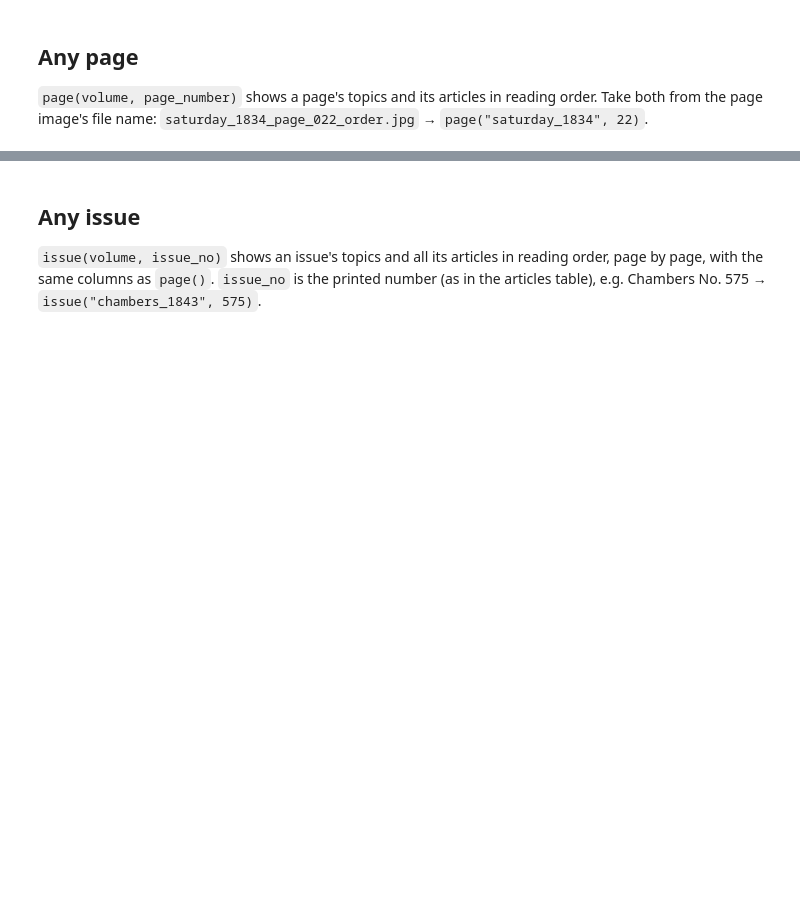
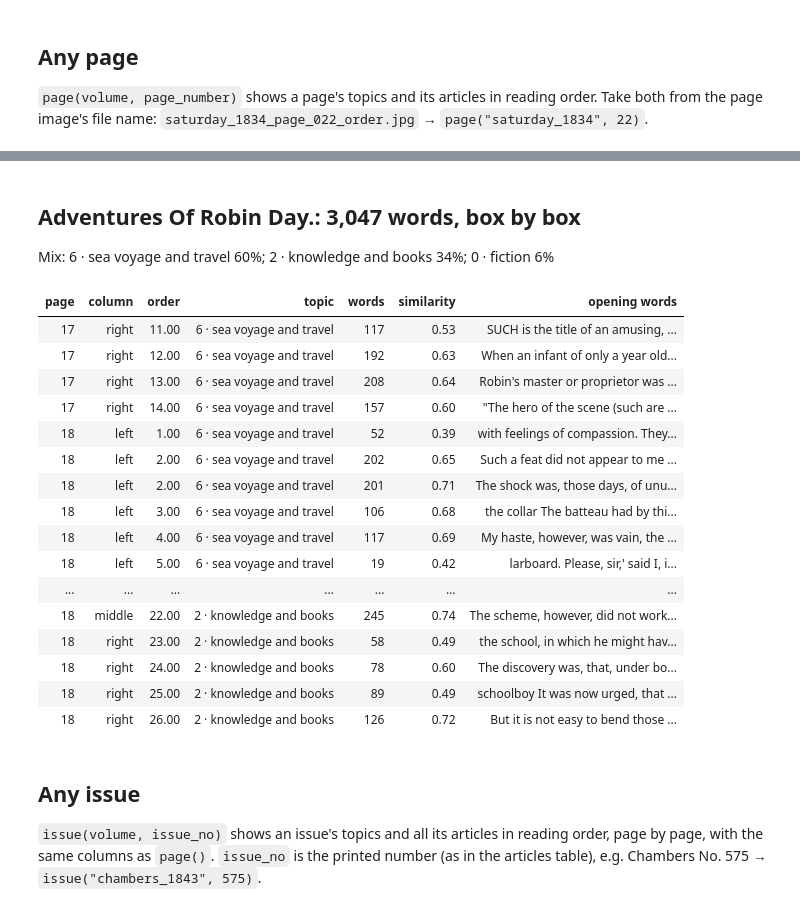
Before and after one commit to owenmonroe/dissertation_layout_pilot, a Jupyter notebook: evaluation/topic_modelling/topic_explorer.ipynb, the cells around one changed output, grey strips where cells are left out. Drawn from its saved outputs; the diff is of its cells as text; code cells hidden in the pictures; blank space fills up the shorter version.

Commit message:
topic explorer edits

```diff
--- a/evaluation/topic_modelling/topic_explorer.ipynb
+++ b/evaluation/topic_modelling/topic_explorer.ipynb
@@ -366,3 +447,26 @@ Page topics: 8 · plants and insects 69% (770 words); 3 · royalty and architect
+# %%
+article_boxes('chambers_1840/chambers_1840_0018')
+# %% [output]
+## Adventures Of Robin Day.: 3,047 words, box by box
+
+Mix: 6 · sea voyage and travel 60%; 2 · knowledge and books 34%; 0 · fiction 6%
+| page | column | order | topic | words | similarity | opening words |
+| 17 | right | 11.00 | 6 · sea voyage and travel | 117 | 0.53 | SUCH is the title of an amusing, ... |
+| 17 | right | 12.00 | 6 · sea voyage and travel | 192 | 0.63 | When an infant of only a year old... |
+| 17 | right | 13.00 | 6 · sea voyage and travel | 208 | 0.64 | Robin's master or proprietor was ... |
+| 17 | right | 14.00 | 6 · sea voyage and travel | 157 | 0.60 | "The hero of the scene (such are ... |
+| 18 | left | 1.00 | 6 · sea voyage and travel | 52 | 0.39 | with feelings of compassion. They... |
+| 18 | left | 2.00 | 6 · sea voyage and travel | 202 | 0.65 | Such a feat did not appear to me ... |
+| 18 | left | 2.00 | 6 · sea voyage and travel | 201 | 0.71 | The shock was, those days, of unu... |
+| 18 | left | 3.00 | 6 · sea voyage and travel | 106 | 0.68 | the collar The batteau had by thi... |
+| 18 | left | 4.00 | 6 · sea voyage and travel | 117 | 0.69 | My haste, however, was vain, the ... |
+| 18 | left | 5.00 | 6 · sea voyage and travel | 19 | 0.42 | larboard. Please, sir,' said I, i... |
+| ... | ... | ... | ... | ... | ... | ... |
+| 18 | middle | 22.00 | 2 · knowledge and books | 245 | 0.74 | The scheme, however, did not work... |
+| 18 | right | 23.00 | 2 · knowledge and books | 58 | 0.49 | the school, in which he might hav... |
+| 18 | right | 24.00 | 2 · knowledge and books | 78 | 0.60 | The discovery was, that, under bo... |
+| 18 | right | 25.00 | 2 · knowledge and books | 89 | 0.49 | schoolboy It was now urged, that ... |
+| 18 | right | 26.00 | 2 · knowledge and books | 126 | 0.72 | But it is not easy to bend those ... |
 # %% [markdown]
 ## Any issue
 
```
Also changed, not shown: parts of 3 cells of this notebook.
